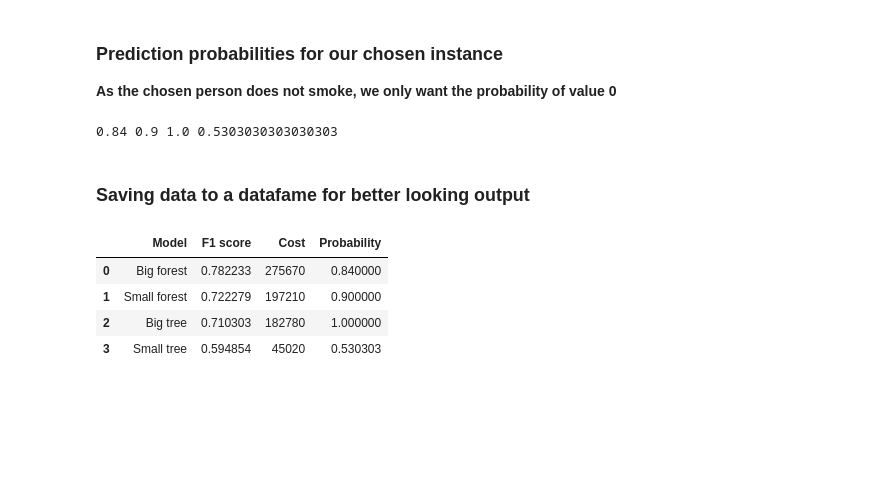
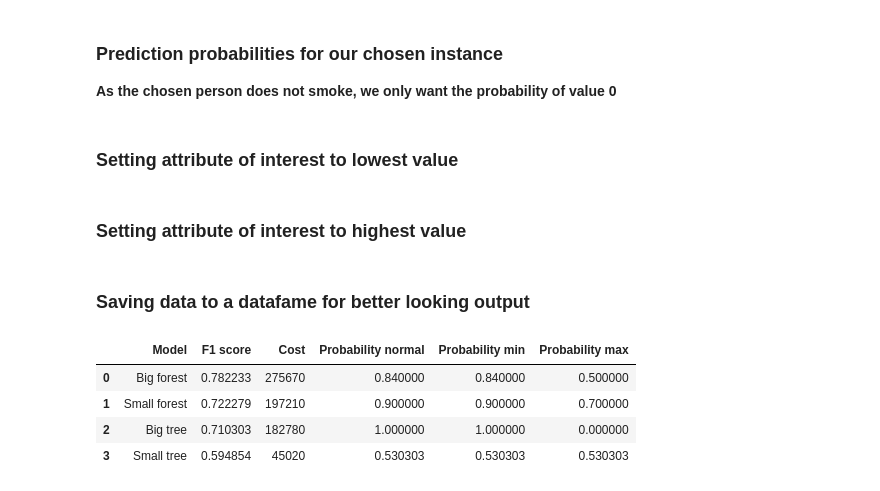
Before and after one commit to balooooooooo/machine_learning_1_coursework, a Jupyter notebook: modelling.ipynb, the cells around one changed output. Drawn from its saved outputs; the diff is of its cells as text; code cells hidden in the pictures; blank space fills up the shorter version.

Commit message:
added attribute of interest

```diff
--- a/modelling.ipynb
+++ b/modelling.ipynb
@@ -159,21 +159,41 @@ pred1 = forest_big.predict_proba(instance)
 pred2 = forest_small.predict_proba(instance)
 pred3 = decision_tree_big.predict_proba(instance)
 pred4 = decision_tree_small.predict_proba(instance)
-print(pred1[0][0],pred2[0][0],pred3[0][0],pred4[0][0])
+confidence_norm = [pred1[0][0],pred2[0][0],pred3[0][0],pred4[0][0]]
-# %% [output]
-0.84 0.9 1.0 0.5303030303030303
+# %% [markdown]
+### Setting attribute of interest to lowest value
+# %%
+instance=X_train.loc[[527]]
+instance['hemoglobin'] = 6.2
+pred1 = forest_big.predict_proba(instance)
+pred2 = forest_small.predict_proba(instance)
+pred3 = decision_tree_big.predict_proba(instance)
+pred4 = decision_tree_small.predict_proba(instance)
+confidence_min = [pred1[0][0],pred2[0][0],pred3[0][0],pred4[0][0]]
+# %% [markdown]
+### Setting attribute of interest to highest value
+# %%
+instance=X_train.loc[[527]]
+instance['hemoglobin'] = 20
+pred1 = forest_big.predict_proba(instance)
+pred2 = forest_small.predict_proba(instance)
+pred3 = decision_tree_big.predict_proba(instance)
+pred4 = decision_tree_small.predict_proba(instance)
+confidence_max = [pred1[0][0],pred2[0][0],pred3[0][0],pred4[0][0]]
 # %% [markdown]
 ### Saving data to a datafame for better looking output
 # %%
 performance = pd.DataFrame()
 performance['Model'] = ['Big forest','Small forest','Big tree','Small tree']
 performance['F1 score'] = [f1_forest_big,f1_forest_small,f1_tree_big,f1_tree_small]
 performance['Cost'] = [cost1,cost2,cost3,cost4]
-performance['Probability'] = [pred1[0][0],pred2[0][0],pred3[0][0],pred4[0][0]]
+performance['Probability normal'] = confidence_norm
+performance['Probability min'] = confidence_min
+performance['Probability max'] = confidence_max
 performance
 # %% [output]
-|  | Model | F1 score | Cost | Probability |
-| 0 | Big forest | 0.782233 | 275670 | 0.840000 |
-| 1 | Small forest | 0.722279 | 197210 | 0.900000 |
-| 2 | Big tree | 0.710303 | 182780 | 1.000000 |
-| 3 | Small tree | 0.594854 | 45020 | 0.530303 |
+|  | Model | F1 score | Cost | Probability normal | Probability min | Probability max |
+| 0 | Big forest | 0.782233 | 275670 | 0.840000 | 0.840000 | 0.500000 |
+| 1 | Small forest | 0.722279 | 197210 | 0.900000 | 0.900000 | 0.700000 |
+| 2 | Big tree | 0.710303 | 182780 | 1.000000 | 1.000000 | 0.000000 |
+| 3 | Small tree | 0.594854 | 45020 | 0.530303 | 0.530303 | 0.530303 |
```
